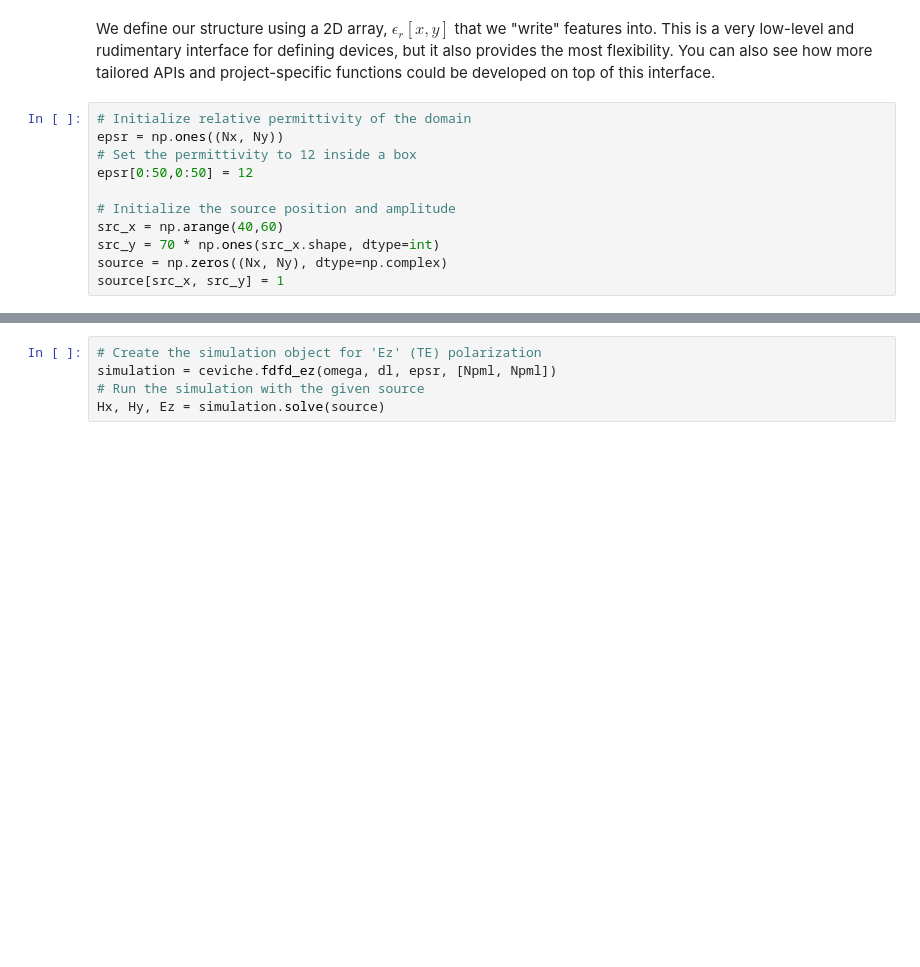
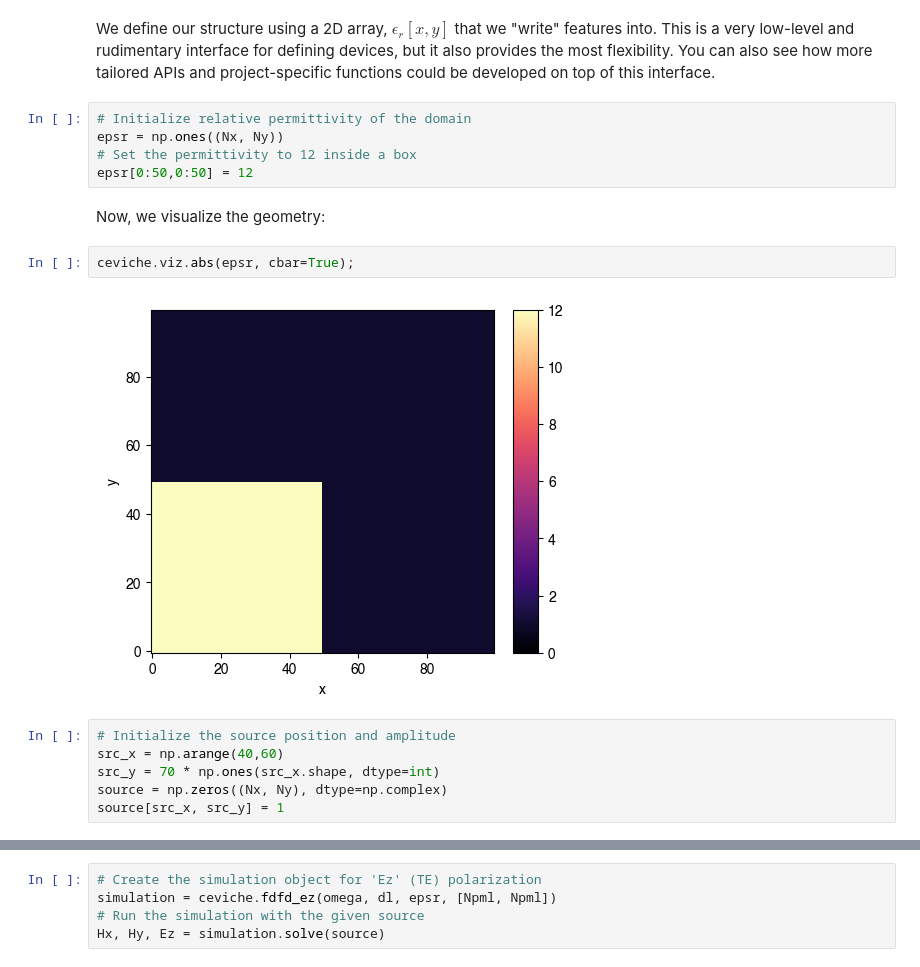
Before and after one commit to fancompute/workshop-invdesign, a Jupyter notebook: 01_First_simulation.ipynb, the cells around one changed output, grey strips where cells are left out. Cells and saved outputs as stored; diff of their text form; blank space fills up the shorter version.

Commit message:
Added a few more plots of the domain and sources to Notebook 01

```diff
--- a/01_First_simulation.ipynb
+++ b/01_First_simulation.ipynb
@@ -31,12 +31,18 @@ Ny = 100
 Npml = 20
 # %% [markdown]
 We define our structure using a 2D array, $\epsilon_r[x,y]$ that we "write" features into. This is a very low-level and rudimentary interface for defining devices, but it also provides the most flexibility. You can also see how more tailored APIs and project-specific functions could be developed on top of this interface.
+# %%
+# Initialize relative permittivity of the domain
+epsr = np.ones((Nx, Ny))
+# Set the permittivity to 12 inside a box
+epsr[0:50,0:50] = 12
+# %% [markdown]
+Now, we visualize the geometry:
+# %%
+ceviche.viz.abs(epsr, cbar=True);
+# %% [output]
+[figure, added]
 # %%
-# Initialize relative permittivity of the domain
-epsr = np.ones((Nx, Ny))
-# Set the permittivity to 12 inside a box
-epsr[0:50,0:50] = 12
-
 # Initialize the source position and amplitude
 src_x = np.arange(40,60)
 src_y = 70 * np.ones(src_x.shape, dtype=int)
```
Also changed, not shown: parts of 4 cells of this notebook.
